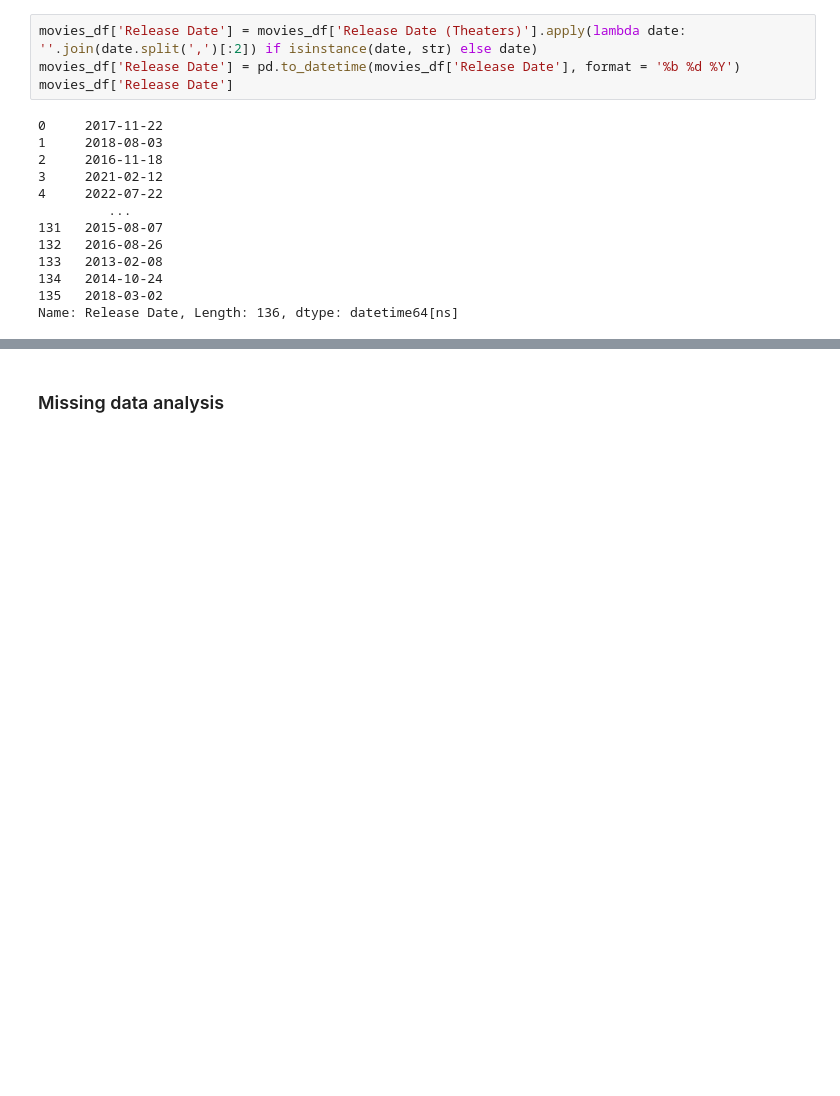
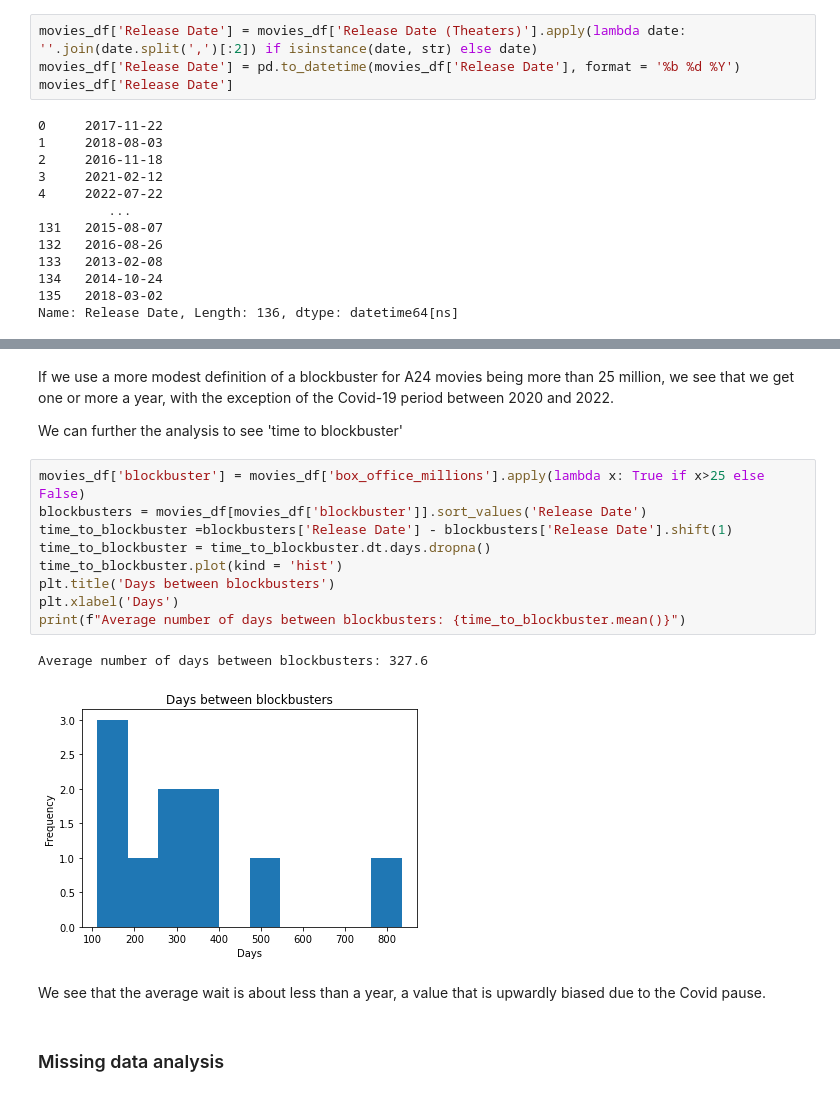
Before and after one commit to ianian-dot/scraping-and-analysing-A24-movies, a Jupyter notebook: a24_rt_analysis.ipynb, the cells around one changed output, grey strips where cells are left out. Drawn from its saved outputs; the diff is of its cells as text; blank space fills up the shorter version.

Commit message:
even more analysis

```diff
--- a/a24_rt_analysis.ipynb
+++ b/a24_rt_analysis.ipynb
@@ -474,3 +481,21 @@ sns.lineplot(data=movies_df, x='Release Date', y='box_office_millions', color='o
+# %% [markdown]
+If we use a more modest definition of a blockbuster for A24 movies being more than 25 million, we see that we get one or more a year, with the exception of the Covid-19 period between 2020 and 2022.
+
+We can further the analysis to see 'time to blockbuster'
+# %%
+movies_df['blockbuster'] = movies_df['box_office_millions'].apply(lambda x: True if x>25 else False)
+blockbusters = movies_df[movies_df['blockbuster']].sort_values('Release Date')
+time_to_blockbuster =blockbusters['Release Date'] - blockbusters['Release Date'].shift(1)
+time_to_blockbuster = time_to_blockbuster.dt.days.dropna()
+time_to_blockbuster.plot(kind = 'hist')
+plt.title('Days between blockbusters')
+plt.xlabel('Days')
+print(f"Average number of days between blockbusters: {time_to_blockbuster.mean()}")
+# %% [output]
+Average number of days between blockbusters: 327.6
+[figure, added]
+# %% [markdown]
+We see that the average wait is about less than a year, a value that is upwardly biased due to the Covid pause.
 # %% [markdown]
 ### Missing data analysis
 # %%
```
Also changed, not shown: parts of 2 cells of this notebook.
